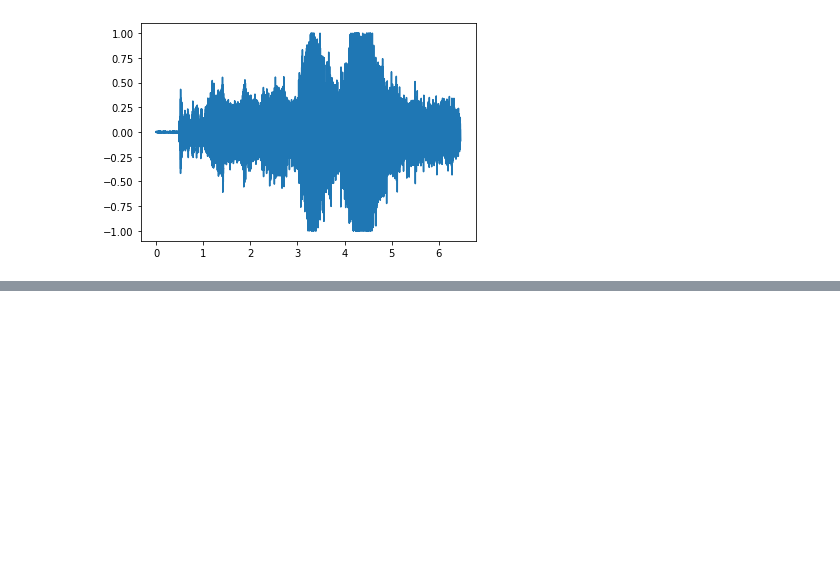
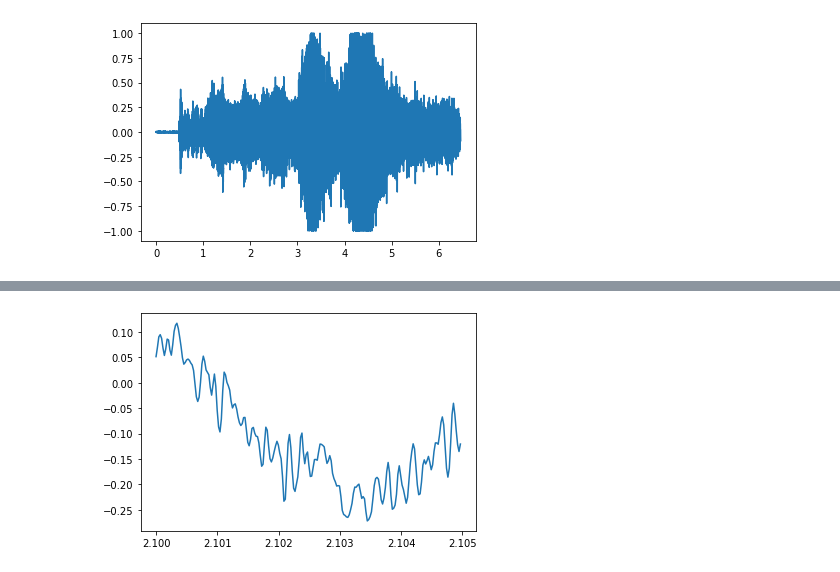
Before and after one commit to SergioGomezDavila/Reto-0-Ac-stica, a Jupyter notebook: practica_1.ipynb, the cells around one changed output, grey strips where cells are left out. Drawn from its saved outputs; the diff is of its cells as text; code cells hidden in the pictures; blank space fills up the shorter version.

```diff
--- a/practica_1.ipynb
+++ b/practica_1.ipynb
@@ -29,0 +66,4 @@ wave.plot()
+# %%
+segment.segment(start=2.1, duration=0.005).plot()
+# %% [output]
+[figure, added]
```
Also changed, not shown: parts of 6 cells of this notebook.
